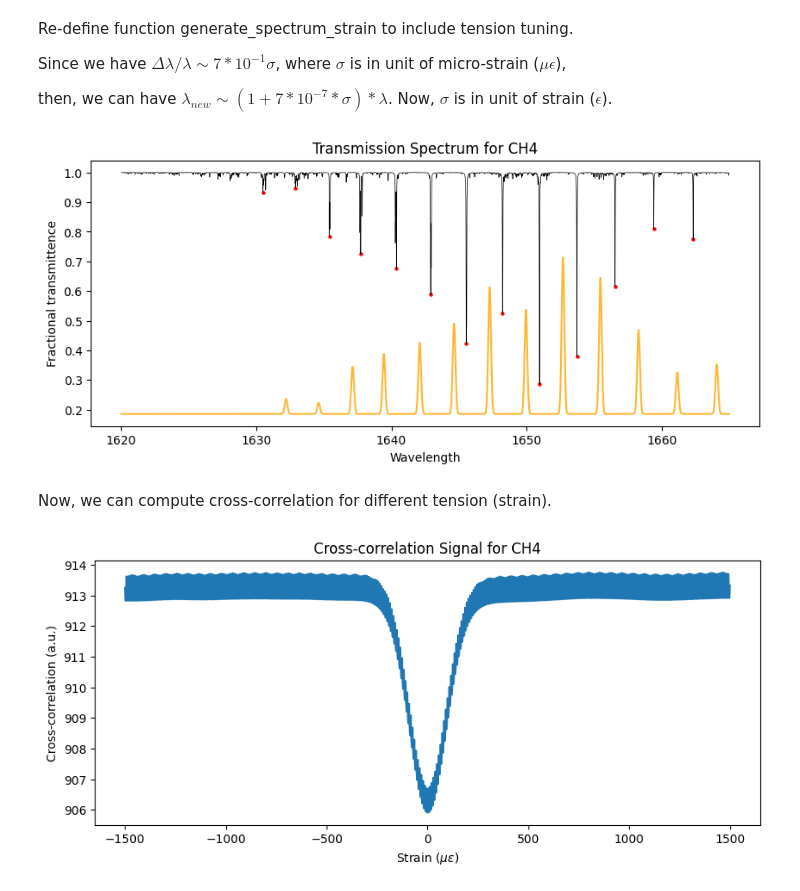
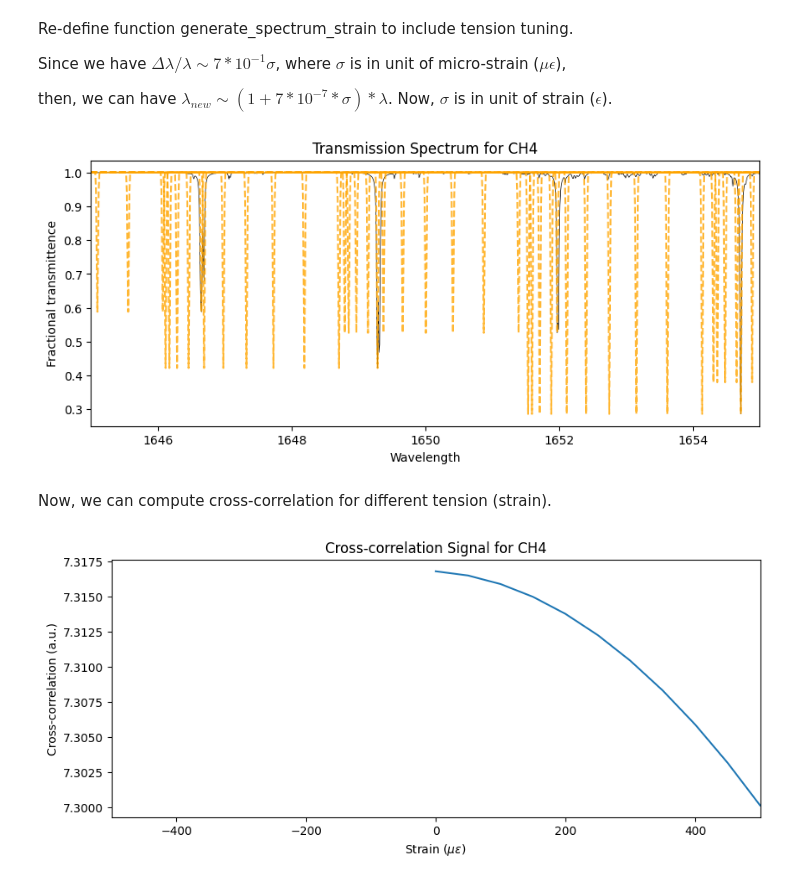
Before and after one commit to SAIL-Labs/FBG-Sensor, a Jupyter notebook: code/demos/tension_CH4.ipynb, the cells around one changed output. Drawn from its saved outputs; the diff is of its cells as text; code cells hidden in the pictures.

Commit message:
function apply_strain added

```diff
--- a/code/demos/tension_CH4.ipynb
+++ b/code/demos/tension_CH4.ipynb
@@ -118,18 +88,29 @@ def generate_spectrum_strain(data, peaks, strain, n=None, sigma=1e-5, type='Gaus
 # %%
-strain = 1500 # -500 ~ 500
+step = 11
+strain = np.linspace(0, 500, step)
+j = 0
+wavelength_gauss = np.zeros((len(index),step))
+trans_gauss = np.zeros((len(index),step))
 
-wavelength_gauss, trans_gauss = generate_spectrum_strain(subset, peaks, strain, n=len(index), sigma=1e-1, type='Gaussian') # sigma width of FBG in nm
+
+for i in strain:
+    subset = apply_strain(subset, i)
+    wavelength_gauss[:,j], trans_gauss[:,j] = generate_spectrum(subset, peaks, n=len(index), sigma=1e-2, type='Gaussian')
+    j = j + 1
+
 plt.figure(figsize=(10,4))
 plt.plot(subset[:, 0], subset[:,1], color='black', linewidth=0.5, label='Original transmission spectrum')
-plt.scatter(subset[peaks, 0], subset[peaks, 1], color='red', s=5)
-plt.plot(wavelength_gauss, 1-trans_gauss, color='orange', alpha=0.8, label='Gaussian model')
+j=0
+for j in range(step):
+    plt.plot(wavelength_gauss[:,j], trans_gauss[:,j], color='orange', linestyle='dashed', alpha=0.8, label='Gaussian model')
+
 plt.xlabel('Wavelength')
 plt.ylabel('Fractional transmittence')
 plt.title('Transmission Spectrum for CH4')
-# plt.legend()
 
-# plt.xlim((1640.0,1650.0))
+
+plt.xlim((1645.0,1655.0))
 
 plt.show()
 # %% [output]
-[figure, old version]
+[figure, new version]
@@ -174,8 +129,8 @@ plt.plot(strain, corss_correlation)
 plt.xlabel('Strain ($\mu\epsilon$)')
 plt.ylabel('Cross-correlation (a.u.)')
 plt.title('Cross-correlation Signal for CH4')
-# plt.xlim((-10,10))
+plt.xlim((-500,500))
 # plt.ylim((0,1000))
 plt.show()
 # %% [output]
-[figure, old version]
+[figure, new version]
```
Also changed, not shown: parts of 5 cells of this notebook, 1 other file.
